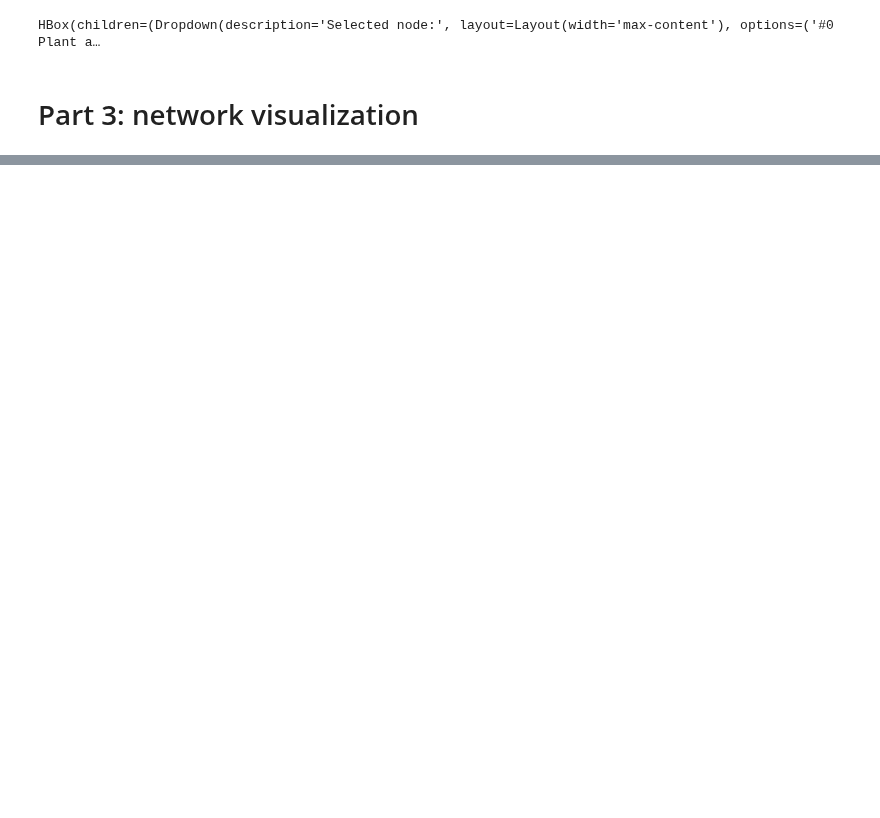
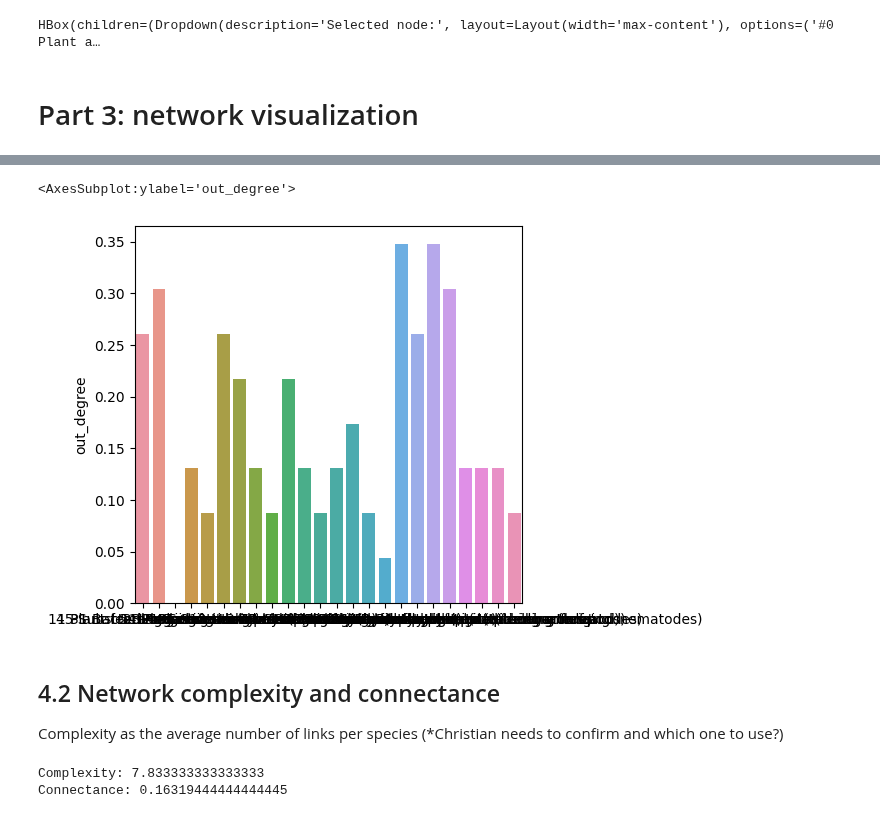
Before and after one commit to MartinMarzi/BEFANA, a Jupyter notebook: befana.ipynb, the cells around one changed output, grey strips where cells are left out. Drawn from its saved outputs; the diff is of its cells as text; code cells hidden in the pictures; blank space fills up the shorter version.

Commit message:
Added network analysis and experimental data functionality

```diff
--- a/befana.ipynb
+++ b/befana.ipynb
@@ -30,4 +31,10 @@ from utils.conf import my_style, my_layout
 alert_user = lambda message: display(HTML(alert(message)))
 # %% [markdown]
 ## 1.1 Loading the network matrix
+# %%
+# ***Development code***
+# Create a pandas df from csv
+sfw_matrix = pd.read_csv("data/matrice Marko-4_Martin.csv", header=0, index_col=0, sep=";")
+#pd.set_option("max_columns", None)
+#sfw_matrix
 # %%
@@ -250,0 +256,29 @@ HTML(value='<html>\n<head>\n<meta name="viewport" content="width=device-width, i
+# %%
+# degree centrality
+degree = nx.degree_centrality(G)
+# sorted(degree.items(), key=lambda item: item[1], reverse=True)
+
+# out-degree
+out_degree = nx.out_degree_centrality(G)
+# sorted(degree.items(), key=lambda item: item[1], reverse=True)
+
+# in-degree
+in_degree = nx.in_degree_centrality(G)
+# sorted(in_degree.items(), key=lambda item: item[1], reverse=True)
+
+# betweenness_centrality
+betw_cent = nx.betweenness_centrality(G)
+# sorted(betw_cent.items(), key=lambda item: item[1], reverse=True)
+
+# closeness_centrality
+clos_cent = nx.closeness_centrality(G)
+# sorted(clos_cent.items(), key=lambda item: item[1], reverse=True)
+
+# summary table of measures
+df_measures = pd.DataFrame.from_dict({"degree" : degree, "out_degree": out_degree, "in_degree": in_degree})
+# df_measures["out-degree"] = pd.Series(out_degree)
+# df_measures["in_degree"] = pd.Series(in_degree)
+# df_measures["betw_cent"] = pd.Series(betw_cent)
+# df_measures["out-degree"] = pd.Series(out_degree)
+# df_measures["clos_cent"] = pd.Series(clos_cent)
+df_measures
@@ -250,0 +305,7 @@ HTML(value='<html>\n<head>\n<meta name="viewport" content="width=device-width, i
+# %%
+# plot summary table
+fig, plot = plt.subplots(figsize=(5, 5), dpi=100)
+sns.barplot(data=df_measures, x=df_measures.index, y=df_measures["out_degree"])
+# %% [output]
+<AxesSubplot:ylabel='out_degree'>
+[figure, added]
@@ -250,0 +314,27 @@ HTML(value='<html>\n<head>\n<meta name="viewport" content="width=device-width, i
+# %% [markdown]
+## 4.2 Network complexity and connectance
+
+Complexity as the average number of links per species (*Christian needs to confirm and which one to use?)
+# %%
+# Christian complexity
+Chr_complex = G.number_of_edges() * G.number_of_nodes()
+
+# Complexity (average number of links per species (Wikipedia())
+from statistics import mean
+def complexity(g):
+    """Calculates the average number of edges (degree) per node in a graph g"""
+    deg = g.degree()
+    deg_ls = []
+    for n, d in deg:
+        deg_ls.append(d)
+
+    return mean(deg_ls)
+
+# Connectance
+connectance = G.number_of_edges() / (G.number_of_nodes())**2
+
+print(f"Complexity: {complexity(G)}")
+print(f"Connectance: {connectance}")
+# %% [output]
+Complexity: 7.833333333333333
+Connectance: 0.16319444444444445
```
Also changed, not shown: parts of 15 cells of this notebook, 16 other files.
